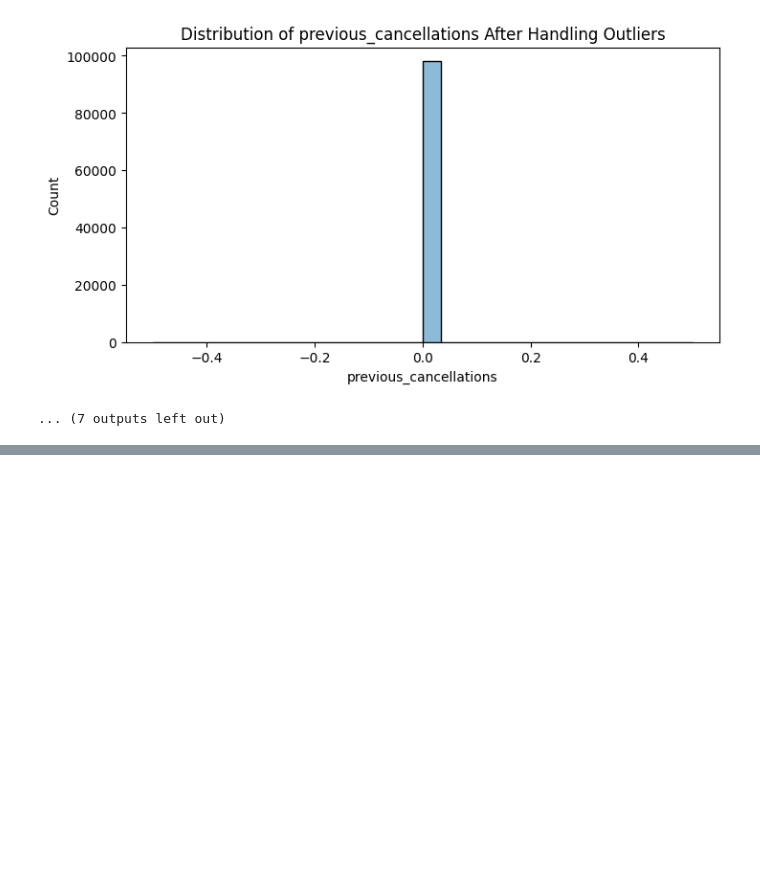
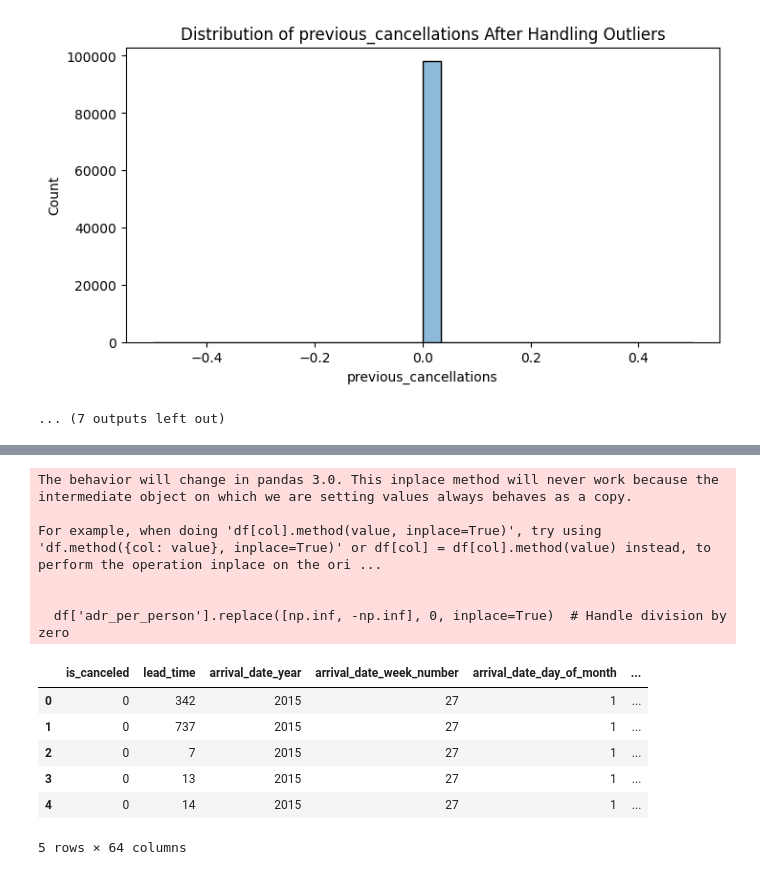
Before and after one commit to EitanKatz1/Hotel_bookin_demand, a Jupyter notebook: Hotel_bookin_demand_EDA.ipynb, the cells around one changed output, grey strips where cells are left out. Cells and saved outputs as stored; diff of their text form; code cells hidden in the pictures; blank space fills up the shorter version.

```diff
--- a/Hotel_bookin_demand_EDA.ipynb
+++ b/Hotel_bookin_demand_EDA.ipynb
@@ -395,0 +539,50 @@ for feature in numerical_features:
+# %%
+# Feature Engineering
+
+# 1. Create a new feature for total guests (adults + children + babies)
+df['total_guests'] = df[['adults', 'children', 'babies']].sum(axis=1)
+
+# 2. Create a new feature for total stay duration (weekend nights + week nights)
+df['total_stay'] = df[['stays_in_weekend_nights', 'stays_in_week_nights']].sum(axis=1)
+
+# 3. Create a new feature for average daily rate per person
+df['adr_per_person'] = df['adr'] / df['total_guests']
+df['adr_per_person'].replace([np.inf, -np.inf], 0, inplace=True)  # Handle division by zero
+
+# # 4. Encode categorical features using one-hot encoding
+# df_encoded = pd.get_dummies(df, columns=categorical_features, drop_first=True)
+
+# # Add the encoded features back to the dataframe
+# df = pd.concat([df, df_encoded], axis=1)
+
+# # 5. Convert 'reservation_status_date' to datetime format and extract year, month, and day
+# df['reservation_status_date'] = pd.to_datetime(df['reservation_status_date'])
+# df['reservation_status_year'] = df['reservation_status_date'].dt.year
+# df['reservation_status_month'] = df['reservation_status_date'].dt.month
+# df['reservation_status_day'] = df['reservation_status_date'].dt.day
+
+# 6. Drop unnecessary columns
+# columns_to_drop = ['reservation_status_date',  'arrival_date_month']
+columns_to_drop = ['assigned_room_type','reservation_status','reservation_status_date','country']
+df.drop(columns=columns_to_drop, inplace=True)
+
+# Add the new features to the dataframe
+numerical_features.extend(['total_guests', 'total_stay', 'adr_per_person'])
+categorical_features.extend(['reservation_status_year', 'reservation_status_month', 'reservation_status_day'])
+
+# Verify the changes
+df.head()
+# %% [output]
+The behavior will change in pandas 3.0. This inplace method will never work because the intermediate object on which we are setting values always behaves as a copy.
+
+For example, when doing 'df[col].method(value, inplace=True)', try using 'df.method({col: value}, inplace=True)' or df[col] = df[col].method(value) instead, to perform the operation inplace on the ori ...
+
+
+  df['adr_per_person'].replace([np.inf, -np.inf], 0, inplace=True)  # Handle division by zero
+|  | is_canceled | lead_time | arrival_date_year | arrival_date_week_number | arrival_date_day_of_month | ... |
+| 0 | 0 | 342 | 2015 | 27 | 1 | ... |
+| 1 | 0 | 737 | 2015 | 27 | 1 | ... |
+| 2 | 0 | 7 | 2015 | 27 | 1 | ... |
+| 3 | 0 | 13 | 2015 | 27 | 1 | ... |
+| 4 | 0 | 14 | 2015 | 27 | 1 | ... |
+5 rows × 64 columns
```
Also changed, not shown: parts of 13 cells of this notebook.
